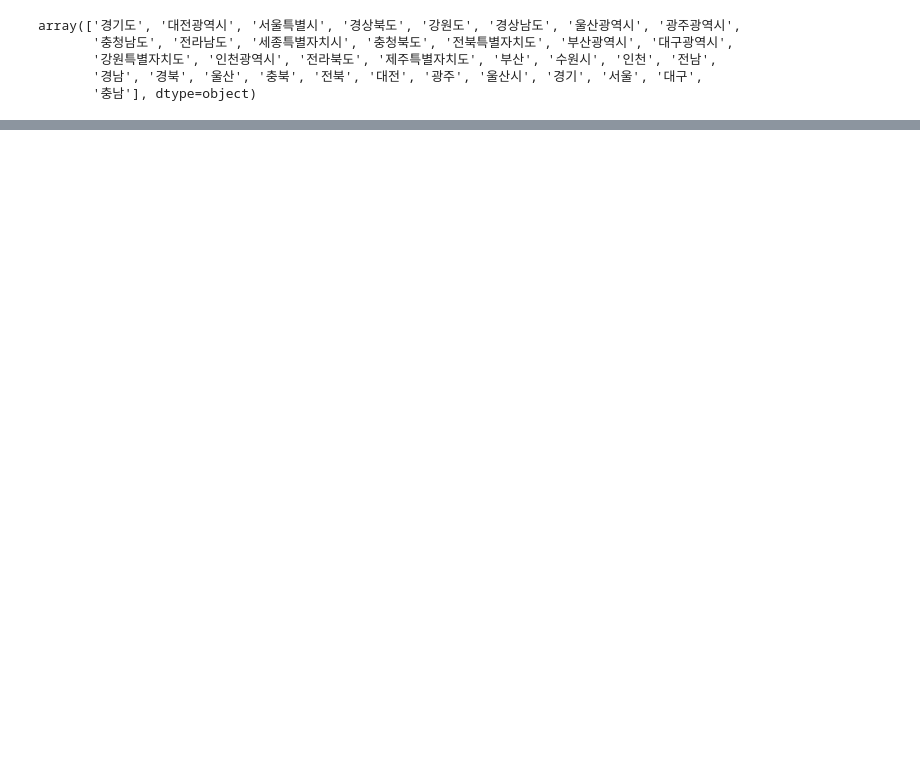
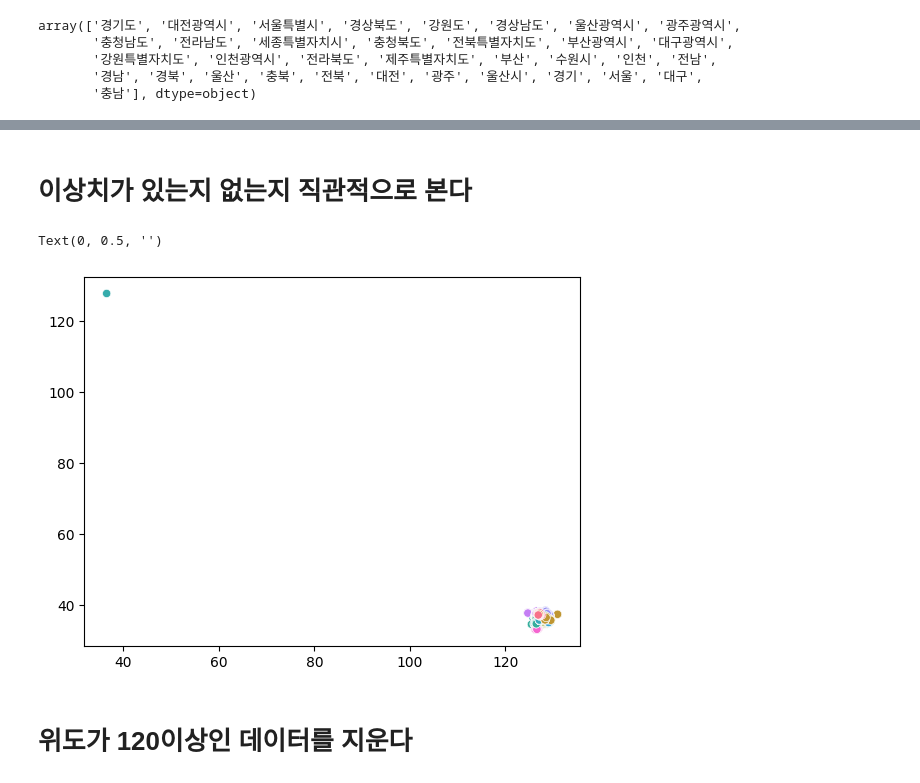
Before and after one commit to anyoungjin20040106/localData, a Jupyter notebook: dataset.ipynb, the cells around one changed output, grey strips where cells are left out. Saved outputs shown, nothing was run; the diff lists cells and outputs as text; code cells hidden in the pictures; blank space fills up the shorter version.

Commit message:
update data.csv

```diff
--- a/dataset.ipynb
+++ b/dataset.ipynb
@@ -101,3 +80,0 @@ outliers_df
-# %%
-df.drop(outliers_df.index,inplace=True)
-df
@@ -401,0 +358,3 @@ result
+# %%
+result=result[result['지역명']!='수원시 수원시']
+result
@@ -401,0 +401,2 @@ result
+# %% [markdown]
+# 이상치가 있는지 없는지 직관적으로 본다
@@ -401,0 +406,9 @@ result
+# %%
+sns.scatterplot(data=result,x=result['경도'],y=result['위도'],hue=result['시도명']).get_legend().remove()
+plt.xlabel("")
+plt.ylabel("")
+# %% [output]
+Text(0, 0.5, '')
+[figure, added]
+# %% [markdown]
+# 위도가 120이상인 데이터를 지운다
```
Also changed, not shown: parts of 27 cells of this notebook, 1 other file.
